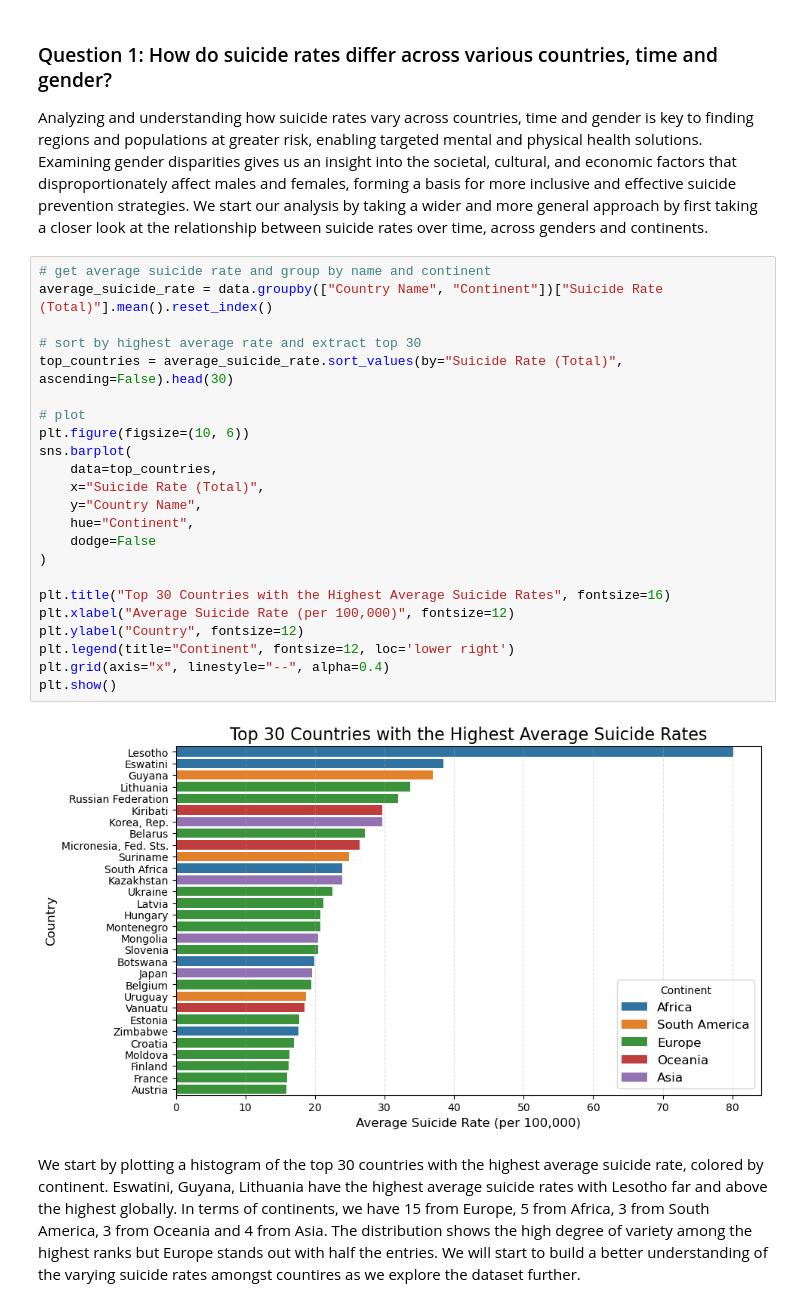
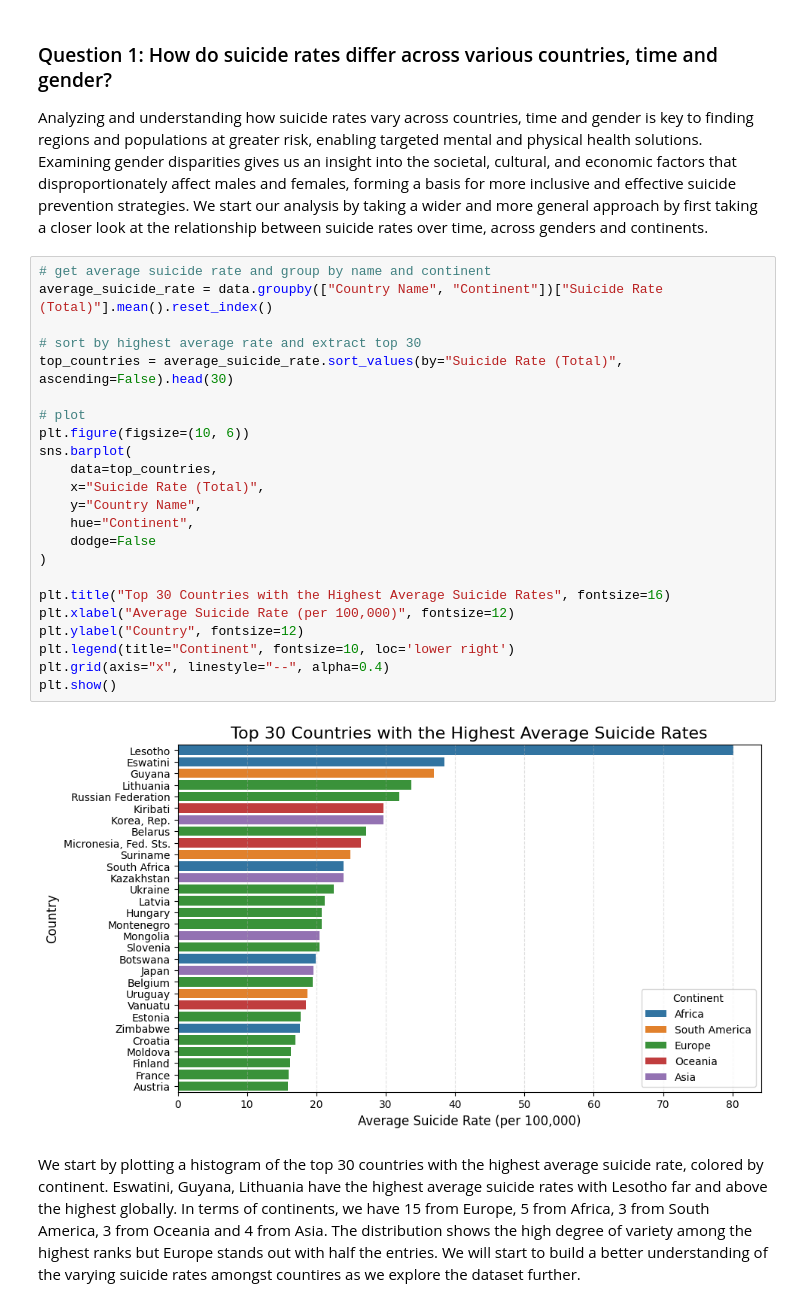
Before and after one commit to CU-F24-MDSSB-01-Concepts-Tools/FinalProject_7, a Jupyter notebook: report.ipynb, the cells around one changed output. Saved outputs shown, nothing was run; the diff lists cells and outputs as text.

```diff
--- a/report.ipynb
+++ b/report.ipynb
@@ -455,28 +457,28 @@ We start our analysis by taking a wider and more general approach by first takin
 # %%
 # get average suicide rate and group by name and continent
 average_suicide_rate = data.groupby(["Country Name", "Continent"])["Suicide Rate (Total)"].mean().reset_index()
 
 # sort by highest average rate and extract top 30
 top_countries = average_suicide_rate.sort_values(by="Suicide Rate (Total)", ascending=False).head(30)
 
 # plot
 plt.figure(figsize=(10, 6))
 sns.barplot(
     data=top_countries,
     x="Suicide Rate (Total)",
     y="Country Name",
     hue="Continent",
     dodge=False
 )
 
 plt.title("Top 30 Countries with the Highest Average Suicide Rates", fontsize=16)
 plt.xlabel("Average Suicide Rate (per 100,000)", fontsize=12)
 plt.ylabel("Country", fontsize=12)
-plt.legend(title="Continent", fontsize=12, loc='lower right')
+plt.legend(title="Continent", fontsize=10, loc='lower right')
 plt.grid(axis="x", linestyle="--", alpha=0.4)
 plt.show()
 # %% [output]
-[figure, old version]
+[figure, new version]
 # %% [markdown]
 We start by plotting a histogram of the top 30 countries with the highest average suicide rate, colored by continent. Eswatini, Guyana, Lithuania have the highest average suicide rates with Lesotho far and above the highest globally. In terms of continents, we have 15 from Europe, 5 from Africa, 3 from South America,  3 from Oceania and 4 from Asia. The distribution shows the high degree of variety among the highest ranks but Europe stands out with half the entries. We will start to build a better understanding of the varying suicide rates amongst countires as we explore the dataset further.
 # %%
```
Also changed, not shown: parts of 12 cells of this notebook.
